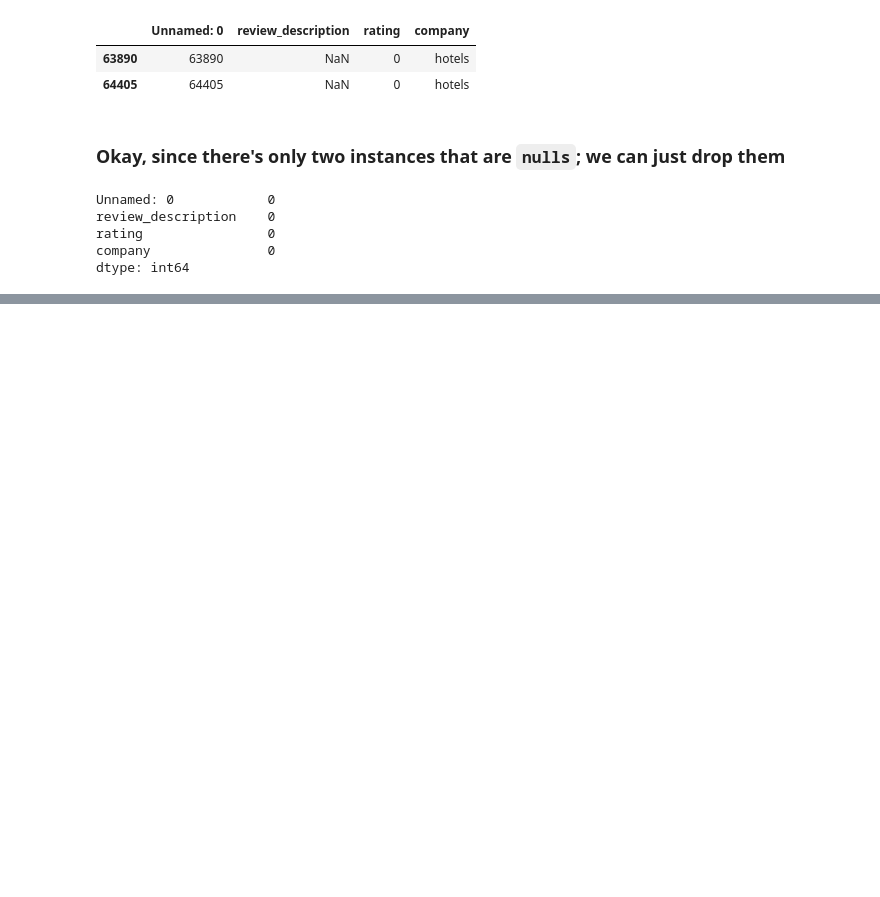
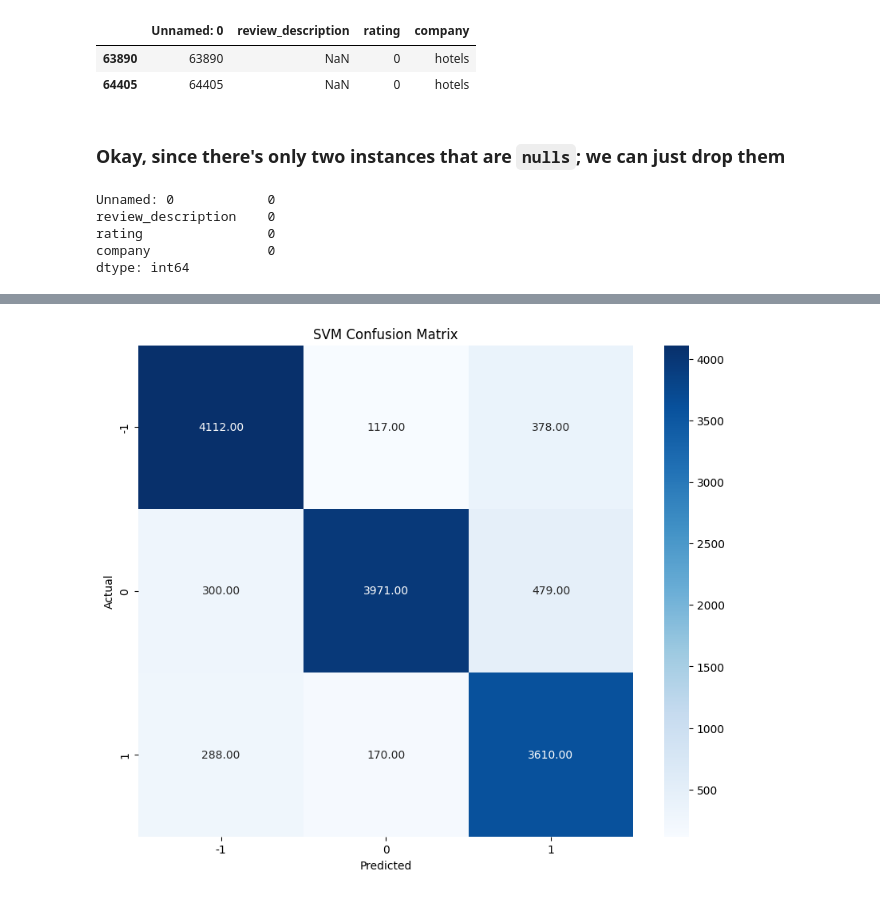
Before and after one commit to AziizDev/Sentiment-Analysis, a Jupyter notebook: sentiment_Analysis.ipynb, the cells around one changed output, grey strips where cells are left out. Saved outputs shown, nothing was run; the diff lists cells and outputs as text; code cells hidden in the pictures; blank space fills up the shorter version.

```diff
--- a/sentiment_Analysis.ipynb
+++ b/sentiment_Analysis.ipynb
@@ -113,0 +538,6 @@ dtype: int64
+# %%
+svm_model = LinearSVC()
+
+svm_model.fit(X_train, y_train)
+
+y_pred_svm = svm_model.predict(X_test)
@@ -113,0 +558,10 @@ dtype: int64
+# %%
+# Confusion matrix for SVM
+plt.figure(figsize=(10, 8))
+sns.heatmap(cm, annot=True, fmt='.2f', cmap='Blues', xticklabels=svm_model.classes_, yticklabels=svm_model.classes_)
+plt.title("SVM Confusion Matrix")
+plt.xlabel("Predicted")
+plt.ylabel("Actual")
+plt.show()
+# %% [output]
+[figure, added]
```
Also changed, not shown: parts of 51 cells of this notebook, 1 other file.
